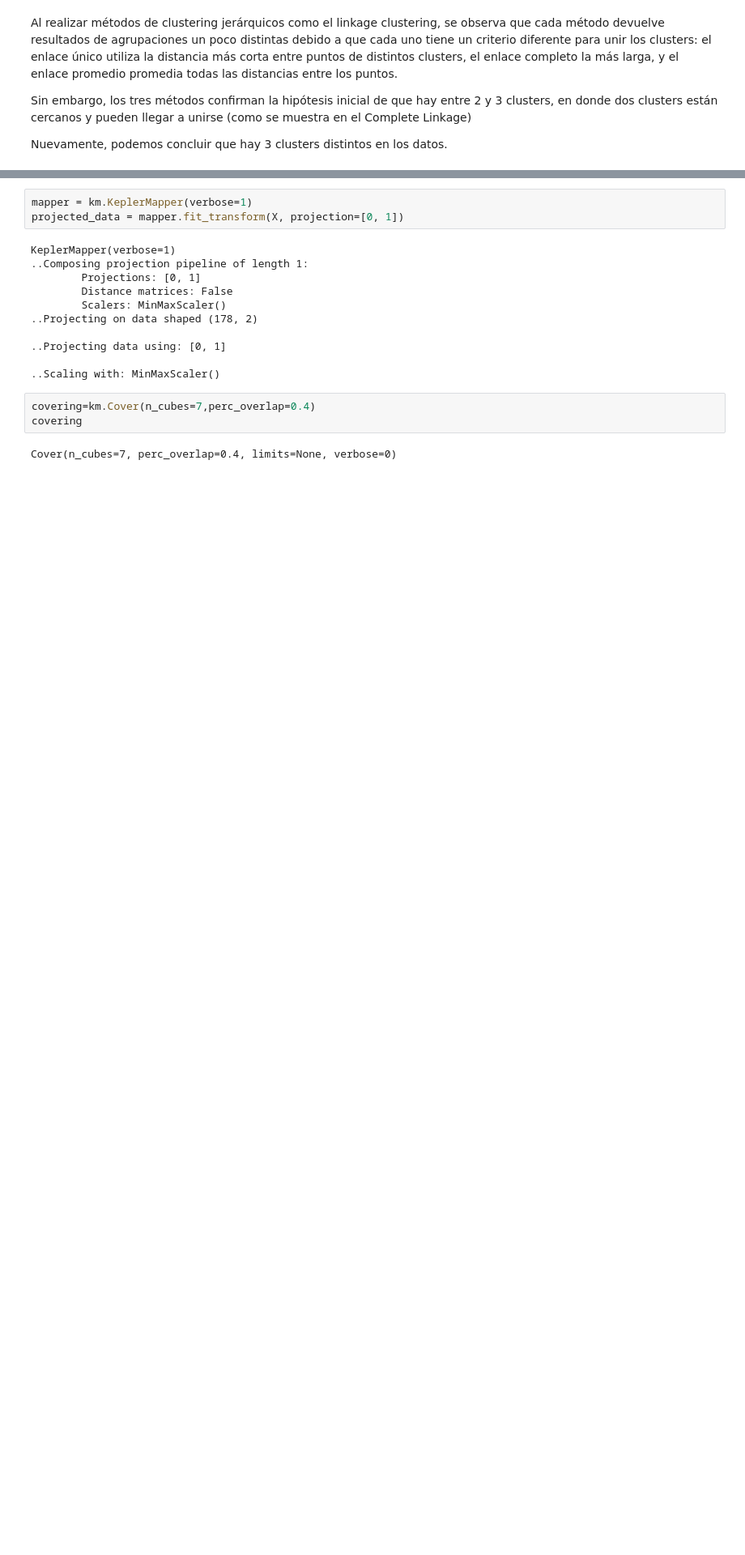
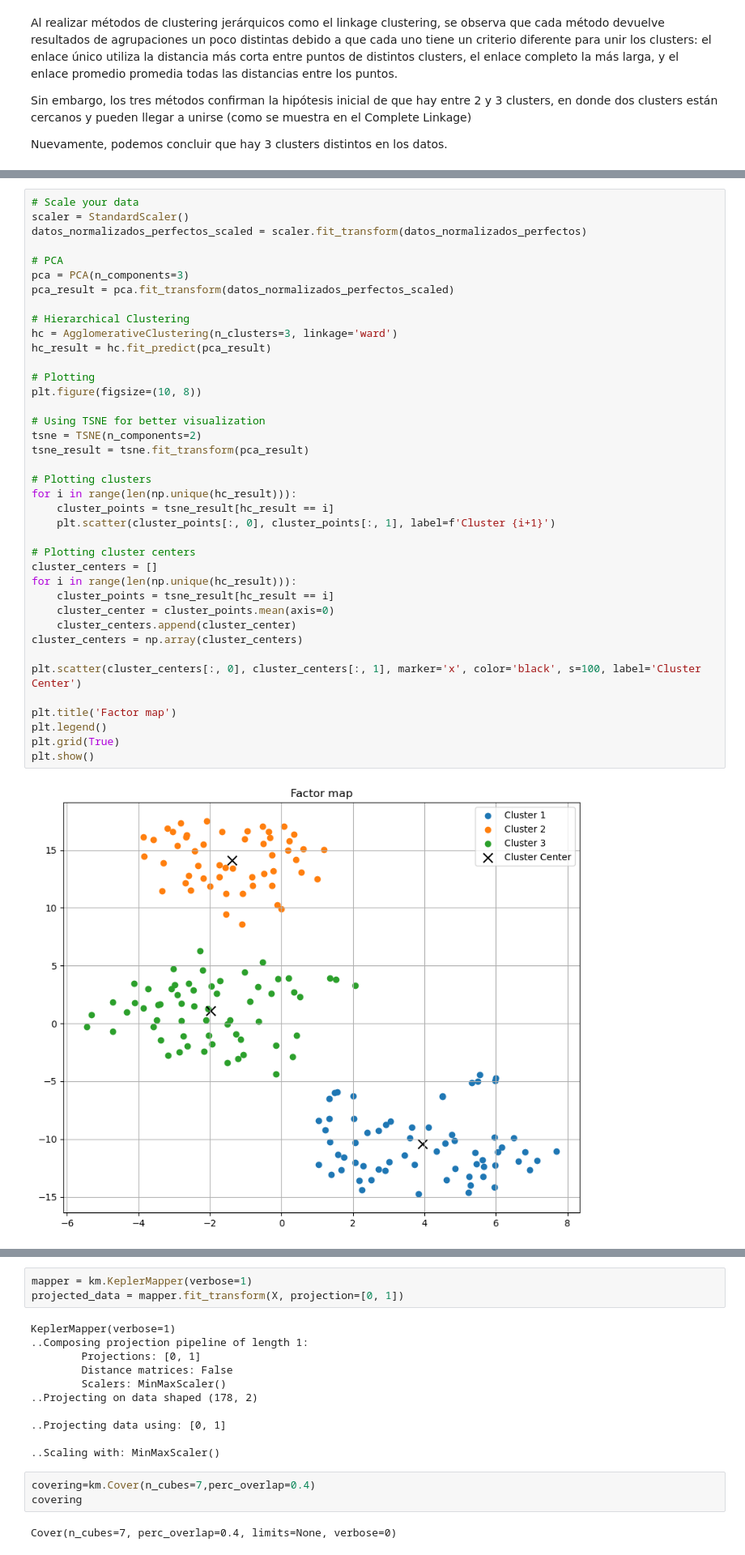
Before and after one commit to PameRuiz25/Topologia, a Jupyter notebook: ExamenPractico.ipynb, the cells around one changed output, grey strips where cells are left out. Shown at 81% size. Saved outputs shown, nothing was run; the diff lists cells and outputs as text; blank space fills up the shorter version.

```diff
--- a/ExamenPractico.ipynb
+++ b/ExamenPractico.ipynb
@@ -571,0 +681,41 @@ Nuevamente, podemos concluir que hay 3 clusters distintos en los datos.
+# %%
+# Scale your data
+scaler = StandardScaler()
+datos_normalizados_perfectos_scaled = scaler.fit_transform(datos_normalizados_perfectos)
+
+# PCA
+pca = PCA(n_components=3)
+pca_result = pca.fit_transform(datos_normalizados_perfectos_scaled)
+
+# Hierarchical Clustering
+hc = AgglomerativeClustering(n_clusters=3, linkage='ward')
+hc_result = hc.fit_predict(pca_result)
+
+# Plotting
+plt.figure(figsize=(10, 8))
+
+# Using TSNE for better visualization
+tsne = TSNE(n_components=2)
+tsne_result = tsne.fit_transform(pca_result)
+
+# Plotting clusters
+for i in range(len(np.unique(hc_result))):
+    cluster_points = tsne_result[hc_result == i]
+    plt.scatter(cluster_points[:, 0], cluster_points[:, 1], label=f'Cluster {i+1}')
+
+# Plotting cluster centers
+cluster_centers = []
+for i in range(len(np.unique(hc_result))):
+    cluster_points = tsne_result[hc_result == i]
+    cluster_center = cluster_points.mean(axis=0)
+    cluster_centers.append(cluster_center)
+cluster_centers = np.array(cluster_centers)
+
+plt.scatter(cluster_centers[:, 0], cluster_centers[:, 1], marker='x', color='black', s=100, label='Cluster Center')
+
+plt.title('Factor map')
+plt.legend()
+plt.grid(True)
+plt.show()
+# %% [output]
+[figure, added]
```
Also changed, not shown: parts of 56 cells of this notebook, 5 other files.
